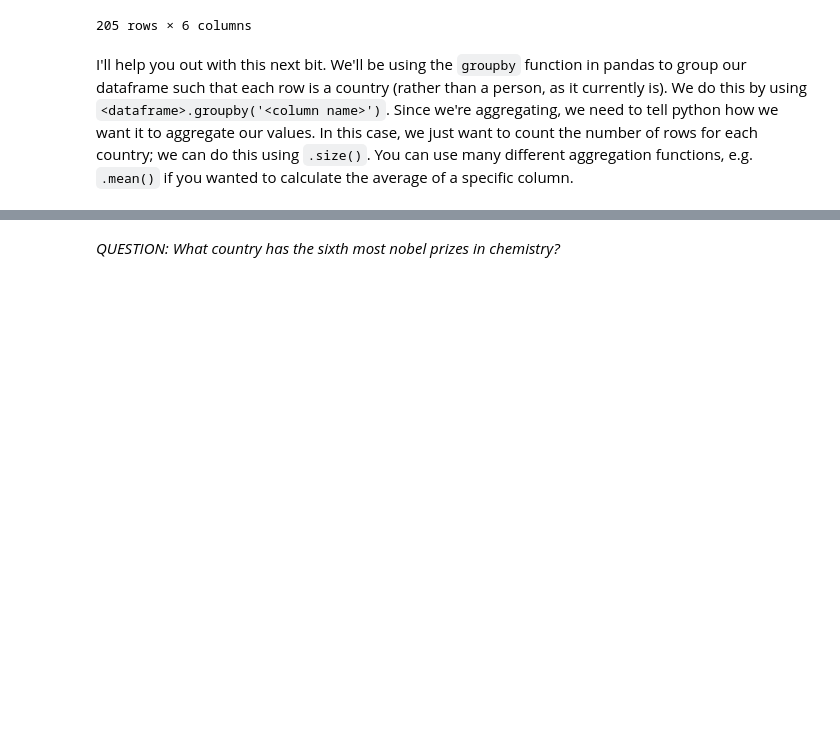
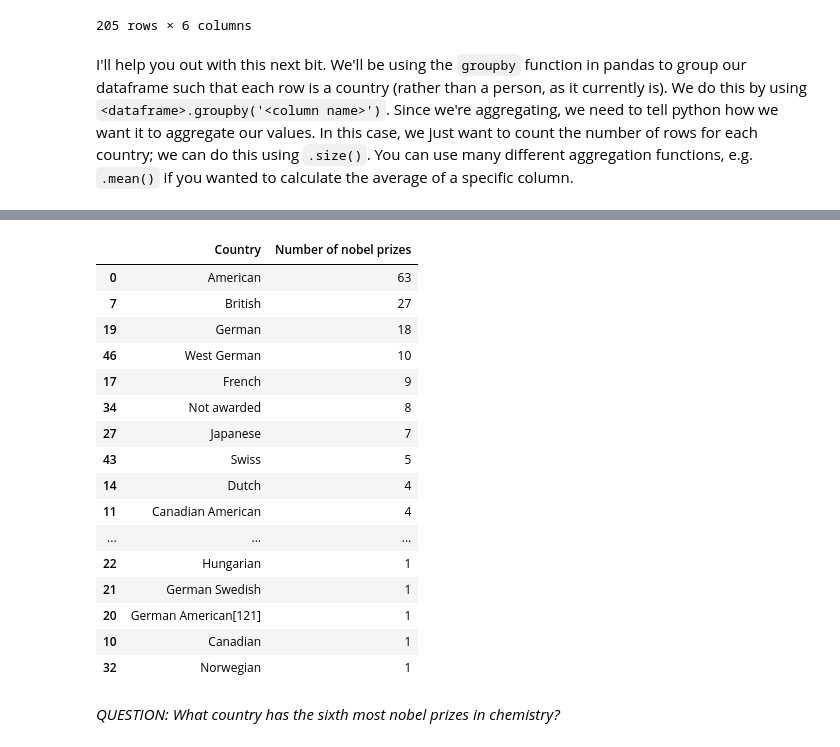
Before and after one commit to eli576/QM2, a Jupyter notebook: notebooks/W02. Pandas.ipynb, the cells around one changed output, grey strips where cells are left out. Saved outputs shown, nothing was run; the diff lists cells and outputs as text; code cells hidden in the pictures; blank space fills up the shorter version.

```diff
--- a/notebooks/W02. Pandas.ipynb
+++ b/notebooks/W02. Pandas.ipynb
@@ -563,0 +585,24 @@ I'll help you out with this next bit. We'll be using the `groupby` function in p
+# %%
+#now sort it in descending order
+#either make new dataframe as done here, or add ,inplace=True to modify original dataframe
+#either sort by column index nr as done here, or by column name which would look like by='Number of nobel prizes'
+sorted_countries = country.sort_values(by=country.columns[1], ascending=False)
+sorted_countries
+# %% [output]
+|  | Country | Number of nobel prizes |
+| 0 | American | 63 |
+| 7 | British | 27 |
+| 19 | German | 18 |
+| 46 | West German | 10 |
+| 17 | French | 9 |
+| 34 | Not awarded | 8 |
+| 27 | Japanese | 7 |
+| 43 | Swiss | 5 |
+| 14 | Dutch | 4 |
+| 11 | Canadian American | 4 |
+| ... | ... | ... |
+| 22 | Hungarian | 1 |
+| 21 | German Swedish | 1 |
+| 20 | German American[121] | 1 |
+| 10 | Canadian | 1 |
+| 32 | Norwegian | 1 |
```
Also changed, not shown: parts of 5 cells of this notebook.
